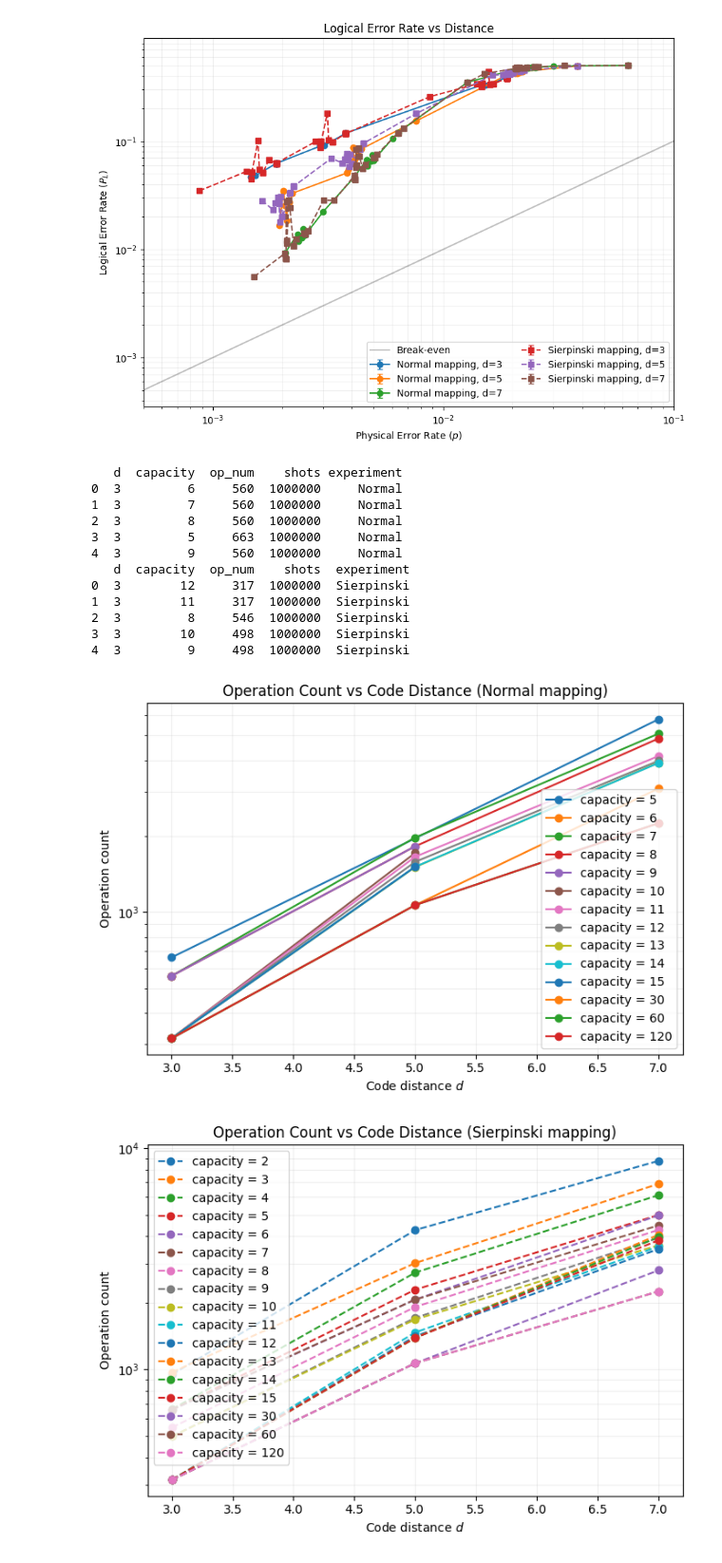
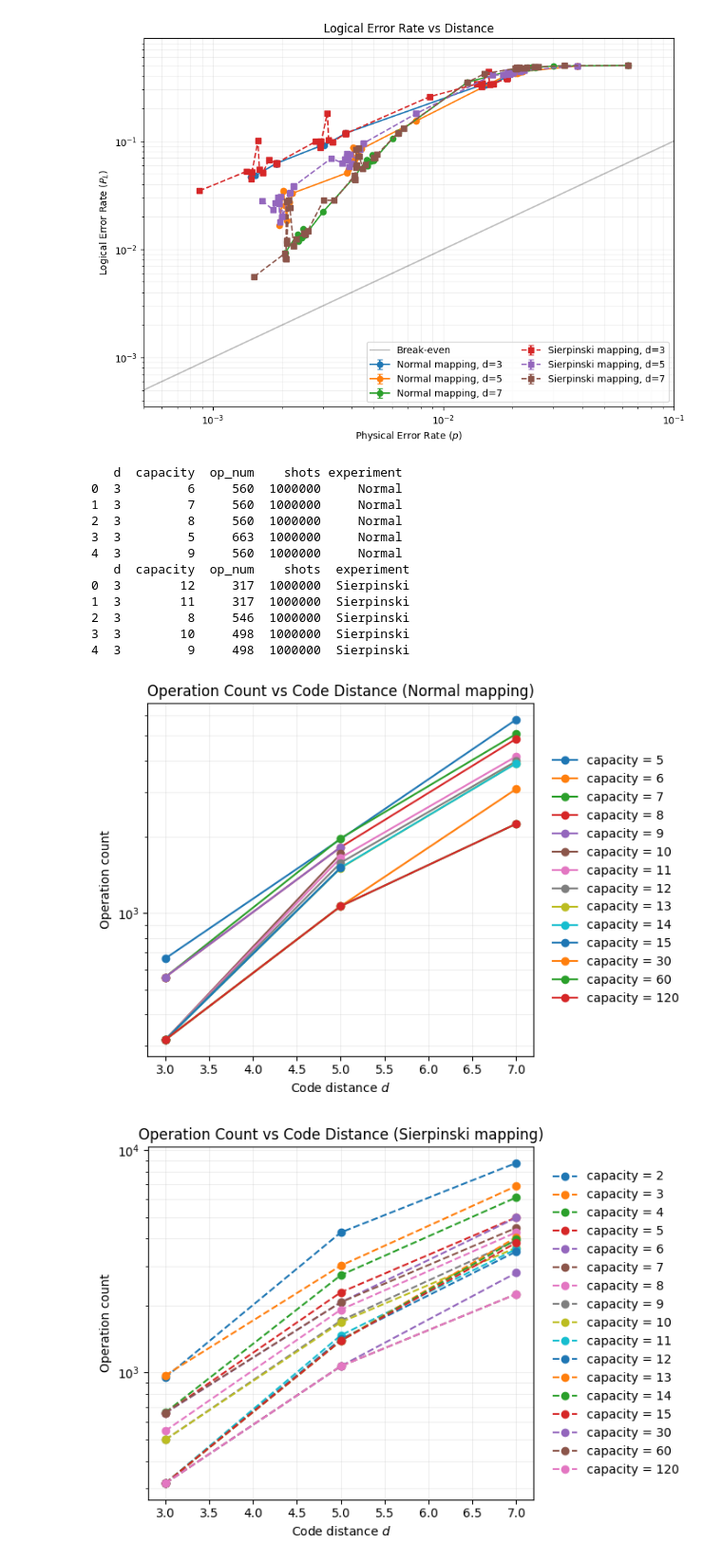
Before and after one commit to monamoeba/CST-Part-II-Project-Code, a Jupyter notebook: color_code_experiments/evaluation_plots.ipynb, the cells around one changed output. Shown at 95% size. Cells and saved outputs as stored; diff of their text form; code cells hidden in the pictures.

```diff
--- a/color_code_experiments/evaluation_plots.ipynb
+++ b/color_code_experiments/evaluation_plots.ipynb
@@ -216,36 +216,40 @@ for experiment in ['Normal', 'Sierpinski']:
         subset = data[data['capacity'] == capacity].sort_values('d')
 
         plt.plot(
             subset['d'],
             subset['op_num'],
             linestyle=linestyles[experiment],
             marker='o',
             label=f'capacity = {capacity}'
         )
 
     plt.xlabel('Code distance $d$')
     plt.ylabel('Operation count')
     plt.yscale('log')
     plt.title(f'Operation Count vs Code Distance ({experiment} mapping)')
     plt.grid(True, which='both', alpha=0.2)
-    plt.legend()
+    plt.legend(
+        loc='center left',
+        bbox_to_anchor=(1.02, 0.5),
+        frameon=False
+    )
     plt.tight_layout()
     plt.show()
 # %% [output]
    d  capacity  op_num    shots experiment
 0  3         6     560  1000000     Normal
 1  3         7     560  1000000     Normal
 2  3         8     560  1000000     Normal
 3  3         5     663  1000000     Normal
 4  3         9     560  1000000     Normal
    d  capacity  op_num    shots  experiment
 0  3        12     317  1000000  Sierpinski
 1  3        11     317  1000000  Sierpinski
 2  3         8     546  1000000  Sierpinski
 3  3        10     498  1000000  Sierpinski
 4  3         9     498  1000000  Sierpinski
-[figure, old version]
+[figure, new version]
-[figure, old version]
+[figure, new version]
 # %%
 # want to plot difference between normal + sierpinski mapping - Operations - plot only common capacities
 
```
Also changed, not shown: parts of 1 cell of this notebook, 13 other files.
